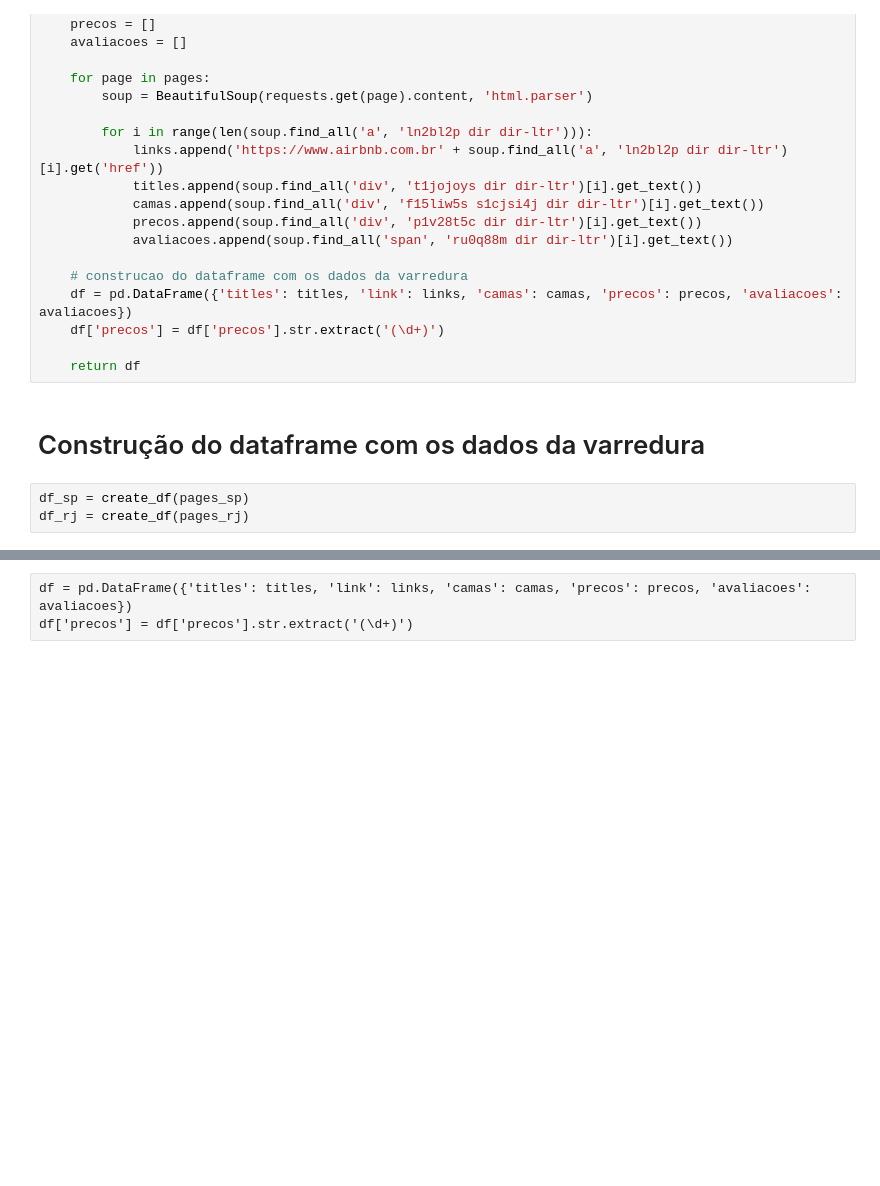
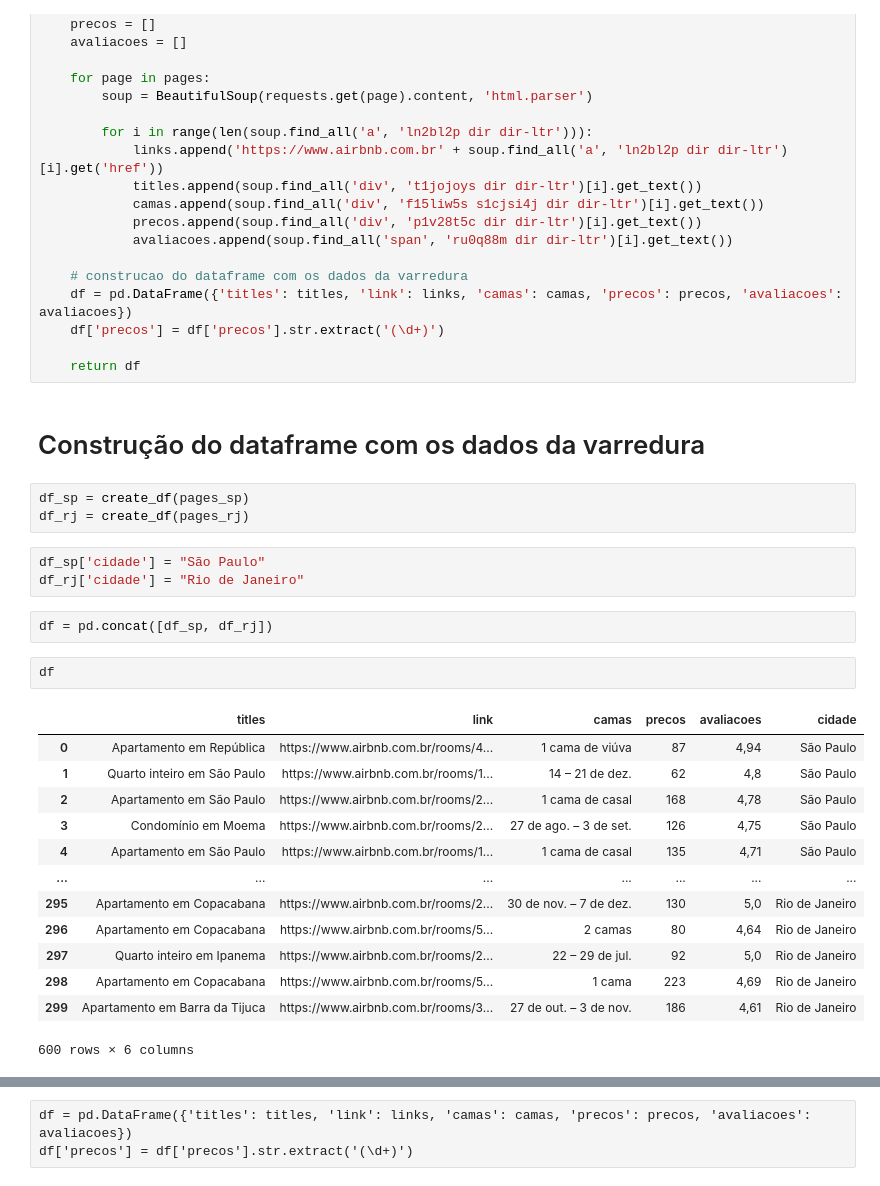
Before and after one commit to hucodelab/airbnb_webscraping, a Jupyter notebook: airbnb.ipynb, the cells around one changed output, grey strips where cells are left out. Saved outputs shown, nothing was run; the diff lists cells and outputs as text; blank space fills up the shorter version.

```diff
--- a/airbnb.ipynb
+++ b/airbnb.ipynb
@@ -76,3 +77,24 @@ def create_df(pages):
 # %%
 df_sp = create_df(pages_sp)
 df_rj = create_df(pages_rj)
+# %%
+df_sp['cidade'] = "São Paulo"
+df_rj['cidade'] = "Rio de Janeiro"
+# %%
+df = pd.concat([df_sp, df_rj])
+# %%
+df
+# %% [output]
+|  | titles | link | camas | precos | avaliacoes | cidade |
+| 0 | Apartamento em República | https://www.airbnb.com.br/rooms/4... | 1 cama de viúva | 87 | 4,94 | São Paulo |
+| 1 | Quarto inteiro em São Paulo | https://www.airbnb.com.br/rooms/1... | 14 – 21 de dez. | 62 | 4,8 | São Paulo |
+| 2 | Apartamento em São Paulo | https://www.airbnb.com.br/rooms/2... | 1 cama de casal | 168 | 4,78 | São Paulo |
+| 3 | Condomínio em Moema | https://www.airbnb.com.br/rooms/2... | 27 de ago. – 3 de set. | 126 | 4,75 | São Paulo |
+| 4 | Apartamento em São Paulo | https://www.airbnb.com.br/rooms/1... | 1 cama de casal | 135 | 4,71 | São Paulo |
+| ... | ... | ... | ... | ... | ... | ... |
+| 295 | Apartamento em Copacabana | https://www.airbnb.com.br/rooms/2... | 30 de nov. – 7 de dez. | 130 | 5,0 | Rio de Janeiro |
+| 296 | Apartamento em Copacabana | https://www.airbnb.com.br/rooms/5... | 2 camas | 80 | 4,64 | Rio de Janeiro |
+| 297 | Quarto inteiro em Ipanema | https://www.airbnb.com.br/rooms/2... | 22 – 29 de jul. | 92 | 5,0 | Rio de Janeiro |
+| 298 | Apartamento em Copacabana | https://www.airbnb.com.br/rooms/5... | 1 cama | 223 | 4,69 | Rio de Janeiro |
+| 299 | Apartamento em Barra da Tijuca | https://www.airbnb.com.br/rooms/3... | 27 de out. – 3 de nov. | 186 | 4,61 | Rio de Janeiro |
+600 rows × 6 columns
```
Also changed, not shown: parts of 10 cells of this notebook.
